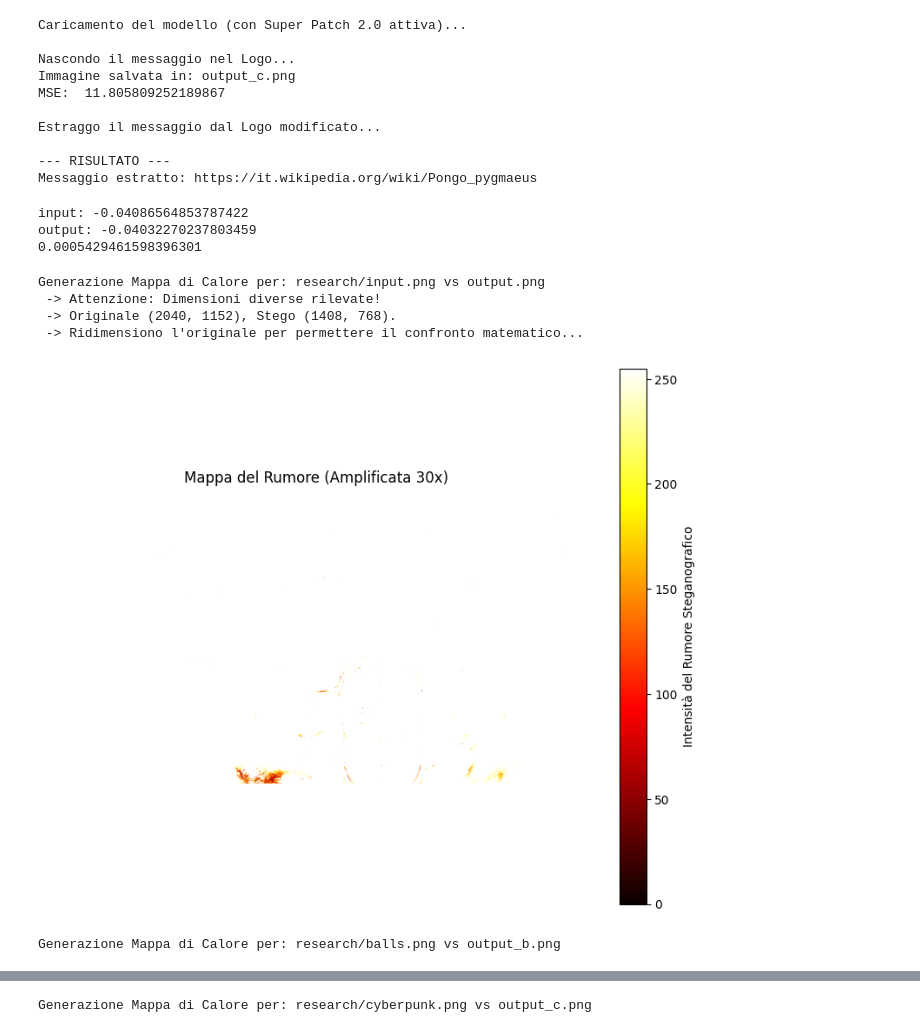
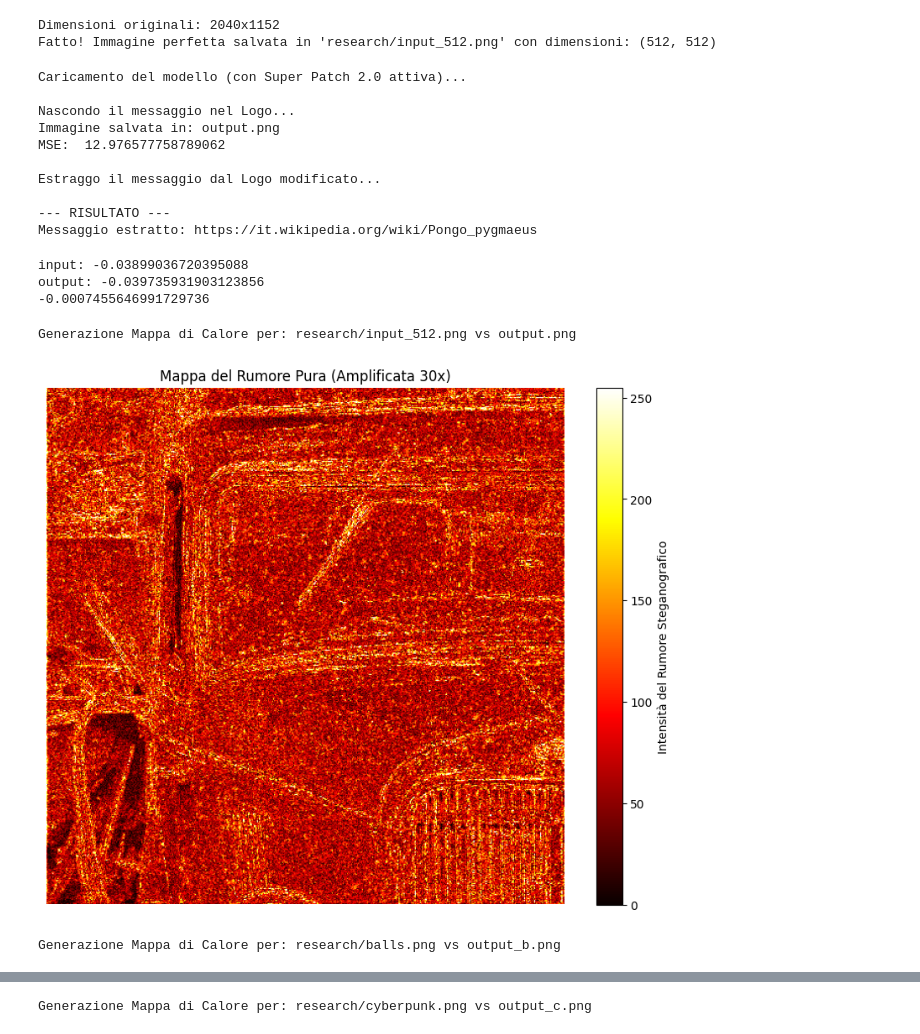
Before and after one commit to MisterCioffi/SteganoGAN, a Jupyter notebook: Stegano.ipynb, the cells around one changed output, grey strips where cells are left out. Saved outputs shown, nothing was run; the diff lists cells and outputs as text; code cells hidden in the pictures.

```diff
--- a/Stegano.ipynb
+++ b/Stegano.ipynb
@@ -54,3 +79,10 @@ Successfully installed reedsolo-0.3 steganogan-0.1.4.dev0
+# %%
+# --- ESEGUI IL TAGLIO ---
+# Inserisci il nome della tua foto reale originale e il nome del nuovo file
+ritaglia_al_centro('research/input.png', 'research/input_512.png', 512)
+# %% [output]
+Dimensioni originali: 2040x1152
+Fatto! Immagine perfetta salvata in 'research/input_512.png' con dimensioni: (512, 512)
 # %%
 import os
 import torch
@@ -113,8 +145,8 @@ print("Caricamento del modello (con Super Patch 2.0 attiva)...")
 steganogan_model = SteganoGAN.load(architecture='dense')
 
 # Ora proviamo finalmente il Logo!
-cover_image_path = 'research/cyberpunk.png'
-stego_image_path = 'output_c.png'
+cover_image_path = 'research/input_512.png'
+stego_image_path = 'output.png'
 messaggio_segreto = "https://it.wikipedia.org/wiki/Pongo_pygmaeus"
 
 print("\nNascondo il messaggio nel Logo...")
@@ -136,8 +168,8 @@ print(f"Messaggio estratto: {messaggio_decodificato}")
 Caricamento del modello (con Super Patch 2.0 attiva)...
 
 Nascondo il messaggio nel Logo...
-Immagine salvata in: output_c.png
-MSE:  11.805809252189867
+Immagine salvata in: output.png
+MSE:  12.976577758789062
 
 Estraggo il messaggio dal Logo modificato...
 
@@ -170,11 +202,11 @@ def interroga_il_critic(percorso_immagine, modello):
     voto_finale = score_tensor.mean().item()
     return voto_finale
 # %%
-stego_image_path_input = 'research/balls.png'
+stego_image_path_input = 'research/input_512.png'
 wasse_in = interroga_il_critic(stego_image_path_input, steganogan_model)
 print("input:",wasse_in)
 
-stego_image_path_output = 'output_b.png'
+stego_image_path_output = 'output.png'
 wasse_out = interroga_il_critic(stego_image_path_output, steganogan_model)
 print("output:",wasse_out)
 
@@ -182,9 +214,9 @@ print("output:",wasse_out)
 wasse_loss = wasse_out - wasse_in
 print(wasse_loss)
 # %% [output]
-input: -0.04086564853787422
-output: -0.04032270237803459
-0.0005429461598396301
+input: -0.03899036720395088
+output: -0.039735931903123856
+-0.0007455646991729736
 # %%
 import numpy as np
 import matplotlib.pyplot as plt
@@ -193,7 +225,8 @@ from PIL import Image
 def crea_mappa_rumore(path_originale, path_stego, amplificazione=30):
     """
     Calcola la differenza tra l'immagine originale e quella modificata,
-    e la mostra come una mappa di calore (Heatmap). Gestisce dimensioni diverse.
+    e la mostra come una mappa di calore (Heatmap).
+    Richiede che le immagini abbiano la stessa identica dimensione per evitare artefatti.
     """
     print(f"Generazione Mappa di Calore per: {path_originale} vs {path_stego}")
 
@@ -201,14 +234,14 @@ def crea_mappa_rumore(path_originale, path_stego, amplificazione=30):
     img_orig_pil = Image.open(path_originale).convert('RGB')
     img_stego_pil = Image.open(path_stego).convert('RGB')
 
-    # --- LA FIX È QUI ---
-    # Se SteganoGAN ha ridimensionato l'immagine, adattiamo l'originale
+    # --- NUOVO CONTROLLO DI SICUREZZA ---
+    # Ci assicuriamo che le dimensioni siano identiche. Niente più ridimensionamenti automatici!
     if img_orig_pil.size != img_stego_pil.size:
-        print(f" -> Attenzione: Dimensioni diverse rilevate!")
-        print(f" -> Originale {img_orig_pil.size}, Stego {img_stego_pil.size}.")
-        print(" -> Ridimensiono l'originale per permettere il confronto matematico...")
-        # Usiamo LANCZOS che è l'algoritmo di ridimensionamento di altissima qualità
-        img_orig_pil = img_orig_pil.resize(img_stego_pil.size, Image.Resampling.LANCZOS)
+        raise ValueError(
+            f"ERRORE: Le dimensioni non combaciano! Originale {img_orig_pil.size} vs Stego {img_stego_pil.size}.\n"
+            f"Per una mappa termica pura, devi prima ritagliare l'immagine originale "
+            f"usando l'altro script, in modo che SteganoGAN non ne alteri la risoluzione."
+        )
 
     # 2. Converti in matrici NumPy per fare i calcoli
     img_orig = np.array(img_orig_pil, dtype=np.float32)
@@ -225,19 +258,20 @@ def crea_mappa_rumore(path_originale, path_stego, amplificazione=30):
 
     # 6. Disegna il grafico
     plt.figure(figsize=(10, 8))
-    plt.title(f"Mappa del Rumore (Amplificata {amplificazione}x)")
+    plt.title(f"Mappa del Rumore Pura (Amplificata {amplificazione}x)")
     plt.imshow(mappa_amplificata, cmap='hot')
     plt.colorbar(label="Intensità del Rumore Steganografico")
     plt.axis('off')
     plt.show()
+
+# --- ESECUZIONE DEL TEST PULITO ---
+# Ricorda di usare il file generato dallo script di ritaglio (es. 'input_512.png')
+# crea_mappa_rumore('input_512.png', 'output_512.png')
 # %%
-crea_mappa_rumore('research/input.png', 'output.png')
+crea_mappa_rumore('research/input_512.png', 'output.png')
 crea_mappa_rumore('research/balls.png', 'output_b.png')
 crea_mappa_rumore('research/cyberpunk.png', 'output_c.png')
 # %% [output]
-Generazione Mappa di Calore per: research/input.png vs output.png
- -> Attenzione: Dimensioni diverse rilevate!
- -> Originale (2040, 1152), Stego (1408, 768).
- -> Ridimensiono l'originale per permettere il confronto matematico...
+Generazione Mappa di Calore per: research/input_512.png vs output.png
-[figure, old version]
+[figure, new version]
 Generazione Mappa di Calore per: research/balls.png vs output_b.png
```
Also changed, not shown: parts of 4 cells of this notebook.
